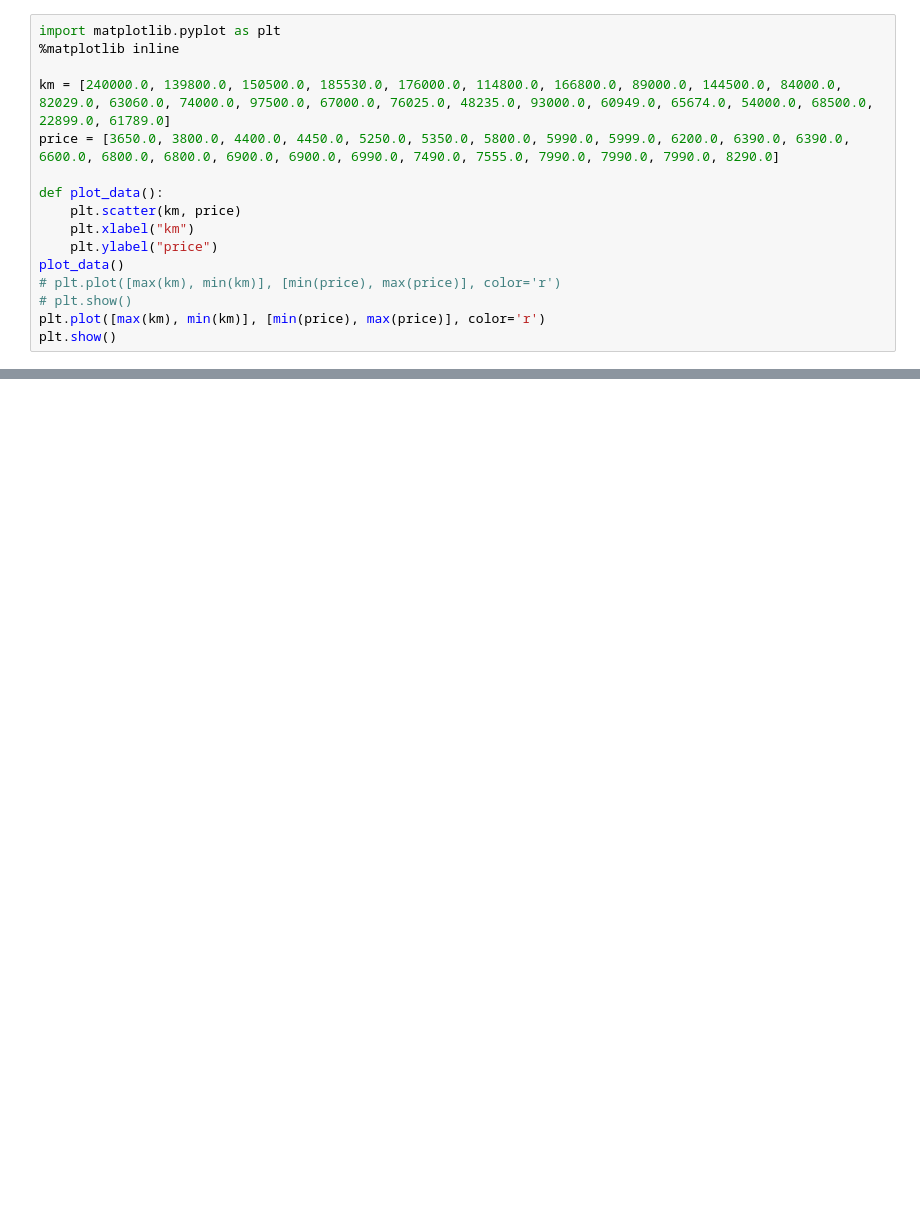
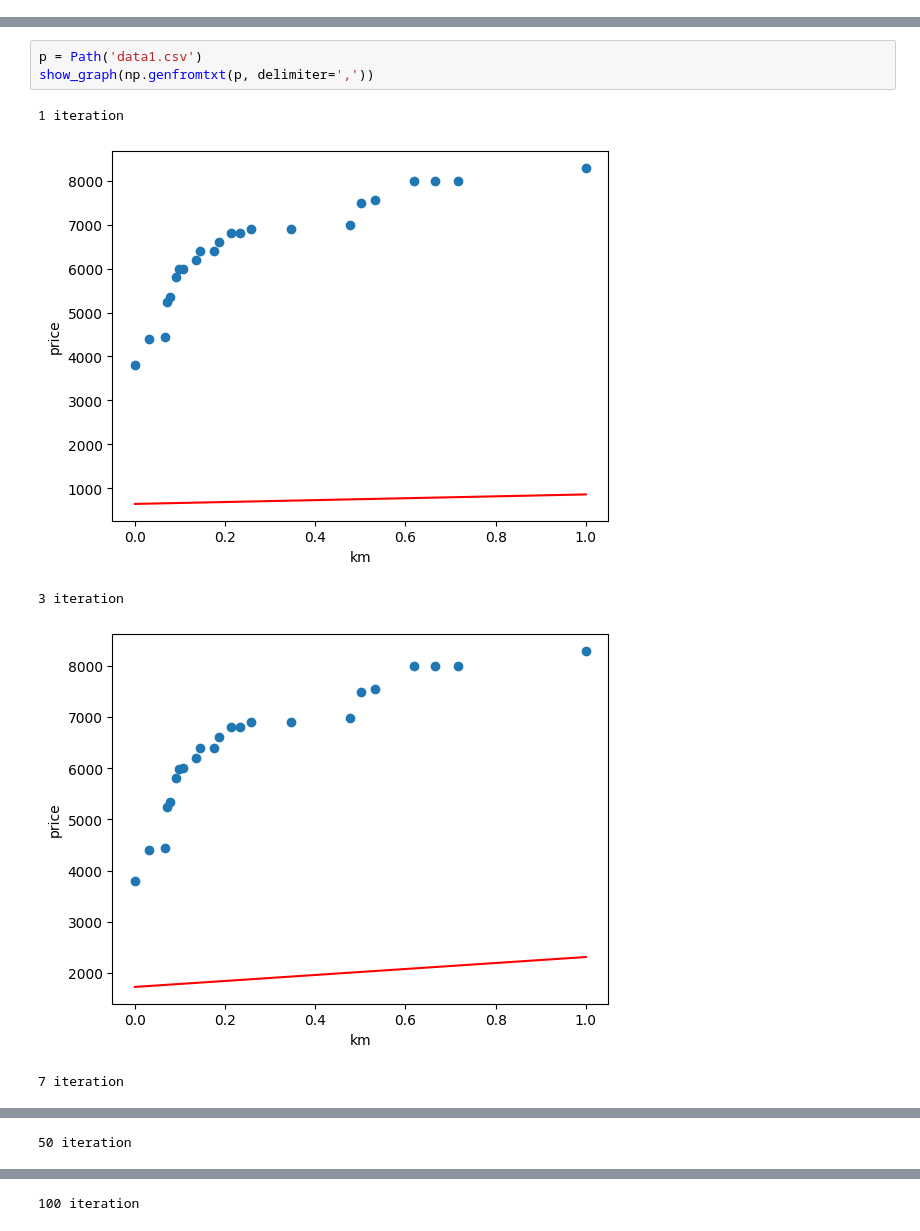
Before and after one commit to Klubenn/ft_linear_regression, a Jupyter notebook: demonstration.ipynb, the cells around one changed output, grey strips where cells are left out. Saved outputs shown, nothing was run; the diff lists cells and outputs as text; blank space fills up the shorter version.

```diff
--- a/demonstration.ipynb
+++ b/demonstration.ipynb
@@ -1,16 +0,0 @@
-# %%
-import matplotlib.pyplot as plt
-%matplotlib inline
-
-km = [240000.0, 139800.0, 150500.0, 185530.0, 176000.0, 114800.0, 166800.0, 89000.0, 144500.0, 84000.0, 82029.0, 63060.0, 74000.0, 97500.0, 67000.0, 76025.0, 48235.0, 93000.0, 60949.0, 65674.0, 54000.0, 68500.0, 22899.0, 61789.0]
-price = [3650.0, 3800.0, 4400.0, 4450.0, 5250.0, 5350.0, 5800.0, 5990.0, 5999.0, 6200.0, 6390.0, 6390.0, 6600.0, 6800.0, 6800.0, 6900.0, 6900.0, 6990.0, 7490.0, 7555.0, 7990.0, 7990.0, 7990.0, 8290.0]
-
-def plot_data():
-    plt.scatter(km, price)
-    plt.xlabel("km")
-    plt.ylabel("price")
-plot_data()
-# plt.plot([max(km), min(km)], [min(price), max(price)], color='r')
-# plt.show()
-plt.plot([max(km), min(km)], [min(price), max(price)], color='r')
-plt.show()
@@ -18,0 +134,9 @@ plt.show()
+# %%
+p = Path('data1.csv')
+show_graph(np.genfromtxt(p, delimiter=','))
+# %% [output]
+1 iteration
+[figure, added]
+3 iteration
+[figure, added]
+7 iteration
@@ -18,0 +144 @@ plt.show()
+50 iteration
@@ -18,0 +146 @@ plt.show()
+100 iteration
```
Also changed, not shown: parts of 4 cells of this notebook, 4 other files.
